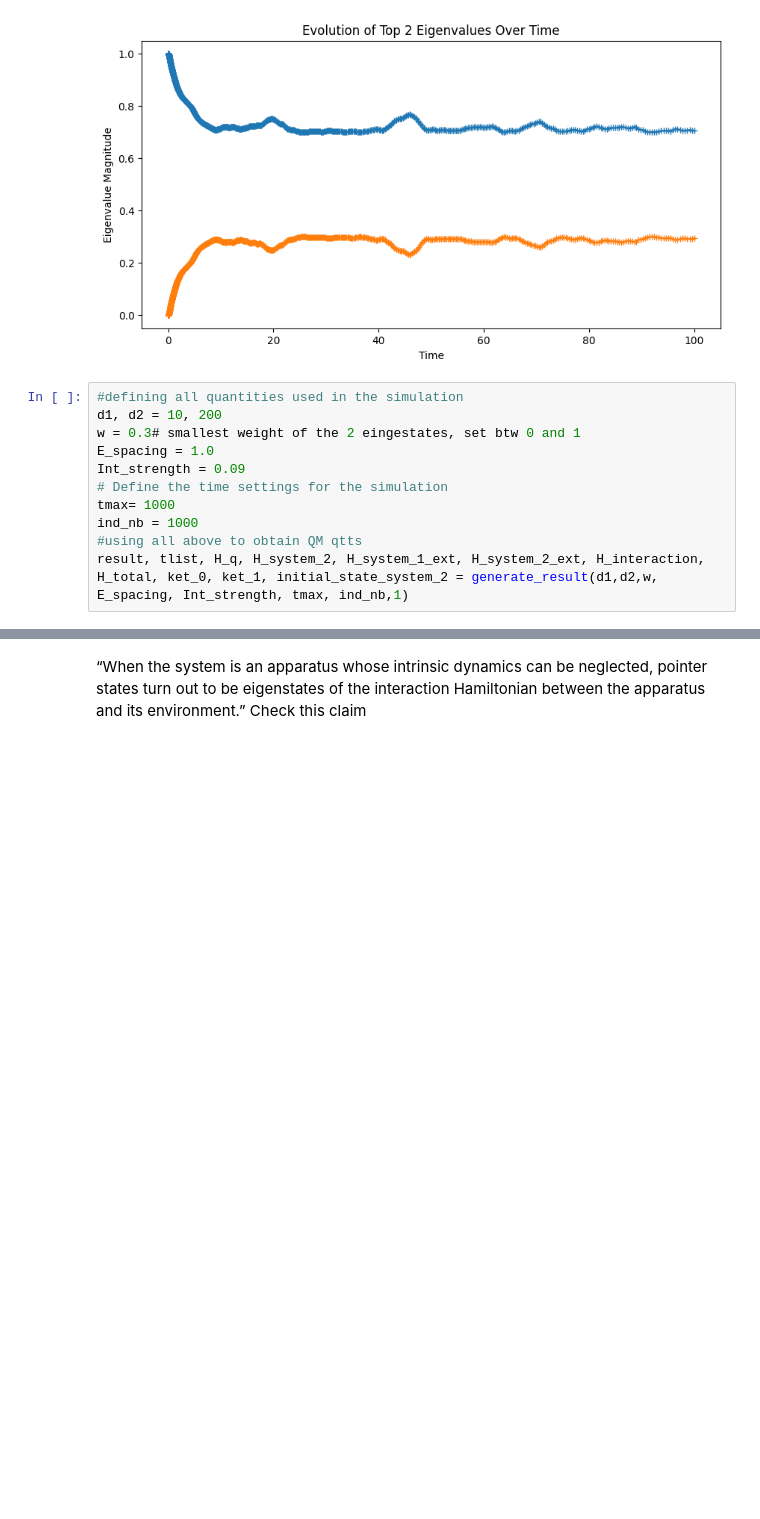
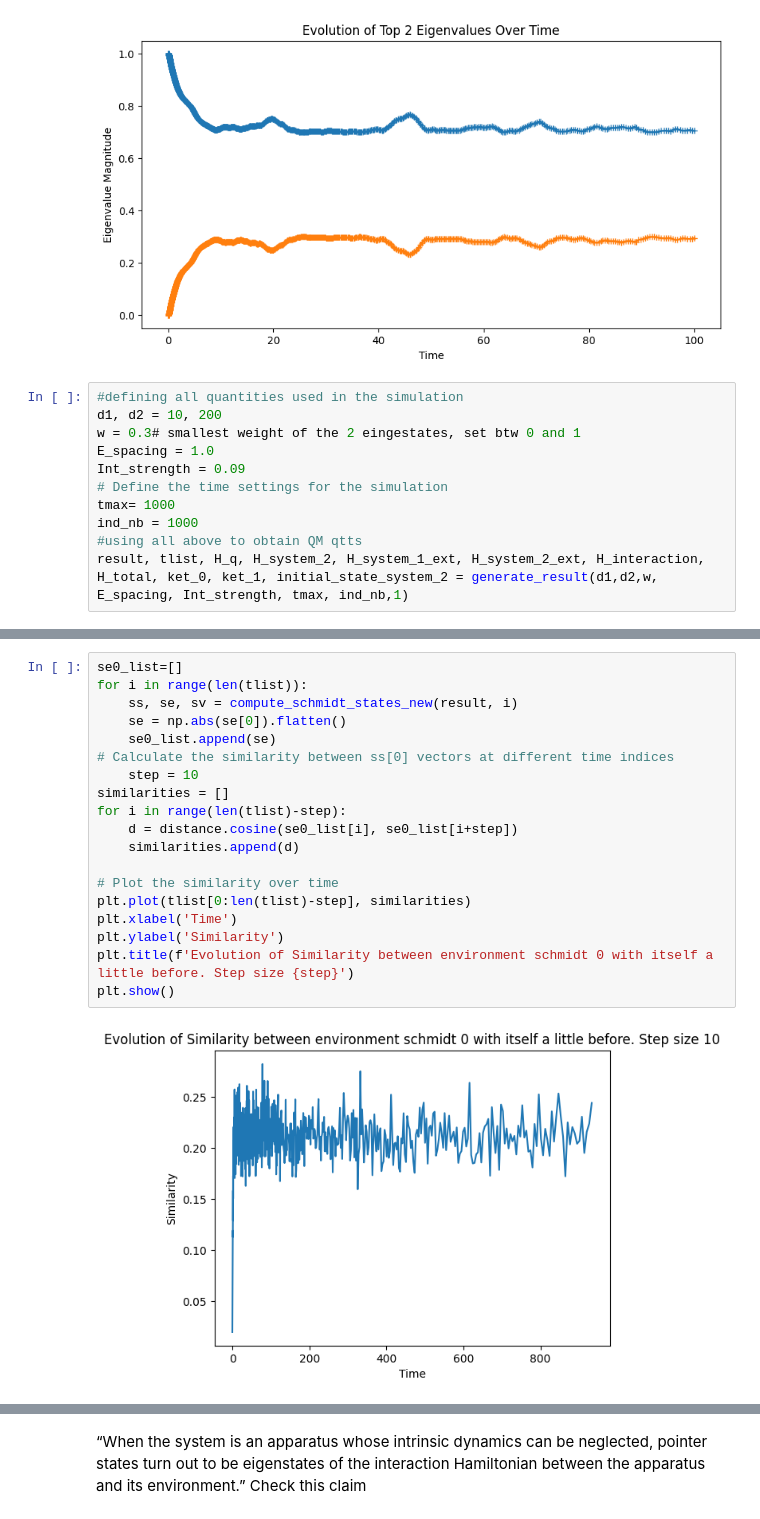
Before and after one commit to MarinAndreGirard/Quantum_Branching, a Jupyter notebook: Testing_schmidt_solve.ipynb, the cells around one changed output, grey strips where cells are left out. Saved outputs shown, nothing was run; the diff lists cells and outputs as text; blank space fills up the shorter version.

Commit message:
Looked at interference more + schmidt stability

```diff
--- a/Testing_schmidt_solve.ipynb
+++ b/Testing_schmidt_solve.ipynb
@@ -157,3 +157,24 @@ plt.title('Evolution of Similarity between se[0] Vectors')
 plt.show()
 # %% [output]
 [figure]
+# %%
+se0_list=[]
+for i in range(len(tlist)):
+    ss, se, sv = compute_schmidt_states_new(result, i)
+    se = np.abs(se[0]).flatten()
+    se0_list.append(se)
+# Calculate the similarity between ss[0] vectors at different time indices
+    step = 10
+similarities = []
+for i in range(len(tlist)-step):
+    d = distance.cosine(se0_list[i], se0_list[i+step])
+    similarities.append(d)
+
+# Plot the similarity over time
+plt.plot(tlist[0:len(tlist)-step], similarities)
+plt.xlabel('Time')
+plt.ylabel('Similarity')
+plt.title(f'Evolution of Similarity between environment schmidt 0 with itself a little before. Step size {step}')
+plt.show()
+# %% [output]
+[figure, added]
```
Also changed, not shown: parts of 2 cells of this notebook, 2 other files.
